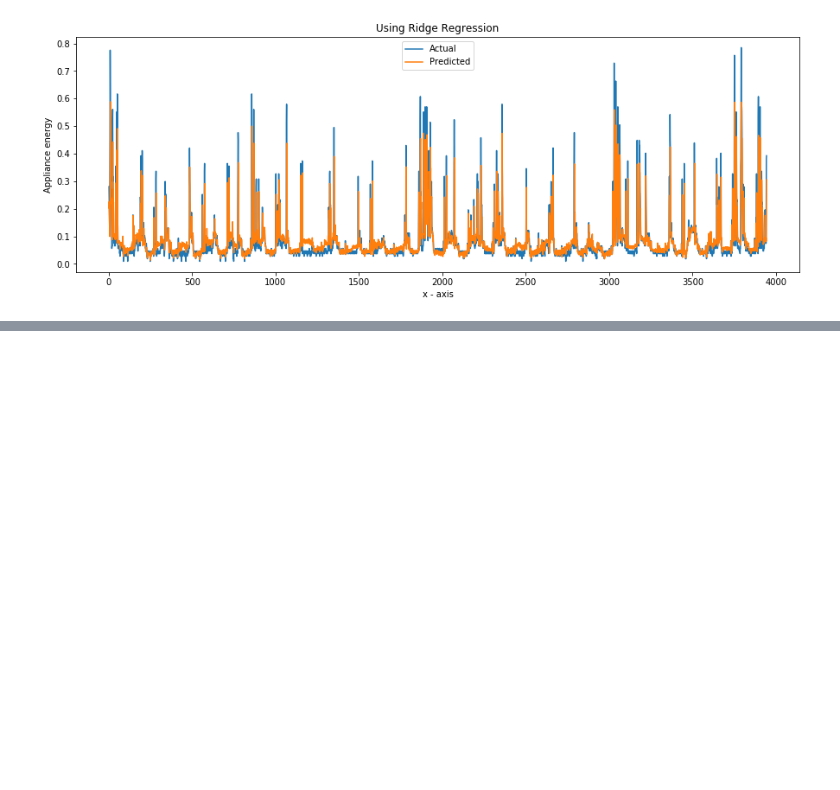
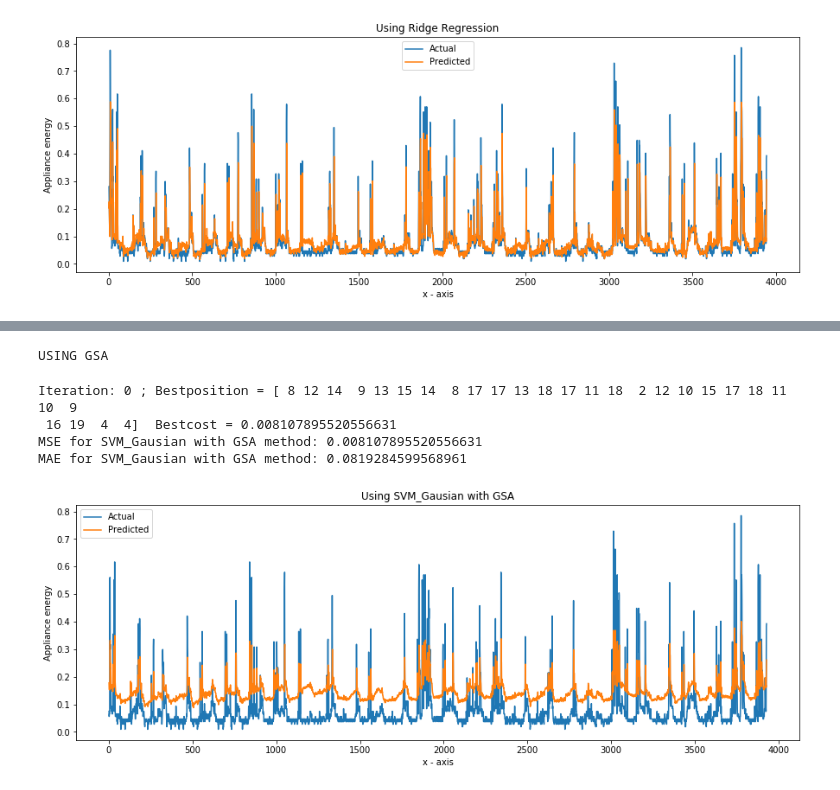
Before and after one commit to devbinu/Multivariate-Time-Series-Analysis, a Jupyter notebook: code/code.ipynb, the cells around one changed output, grey strips where cells are left out. Drawn from its saved outputs; the diff is of its cells as text; code cells hidden in the pictures; blank space fills up the shorter version.

```diff
--- a/code/code.ipynb
+++ b/code/code.ipynb
@@ -735,0 +1168,23 @@ MAE for Ridge Regression with PSO method: 0.026766665
+# %%
+# GSA Parameters
+m=20
+maxI=1
+npop=1
+eps=sys.float_info.epsilon
+e=0.0000001
+g0=10
+alpha=random.uniform(0,1)
+# Call SVM Gausian GSA method
+mse, n_lag = SVM_Gausian_GSA(scaled,maxI,npop,g0,alpha,e,eps,n_features,m)
+# Use Result from SVM-Gausian with GSA method
+prediction, MSE['SVM_Gausian_GSA'], MAE['SVM_Gausian_GSA'], test = SVM_Gausian(scaled, n_lag, n_features,0)
+print("MSE for SVM_Gausian with GSA method: " + str(MSE['SVM_Gausian_GSA']))
+print("MAE for SVM_Gausian with GSA method: " + str(MAE['SVM_Gausian_GSA']))
+plot(test, prediction, 'Using SVM_Gausian with GSA','SVM_Gausian_GSA.png')
+# %% [output]
+USING GSA
+Iteration: 0 ; Bestposition = [ 8 12 14  9 13 15 14  8 17 17 13 18 17 11 18  2 12 10 15 17 18 11 10  9
+ 16 19  4  4]  Bestcost = 0.008107895520556631
+MSE for SVM_Gausian with GSA method: 0.008107895520556631
+MAE for SVM_Gausian with GSA method: 0.0819284599568961
+[figure, added]
```
Also changed, not shown: parts of 22 cells of this notebook.
